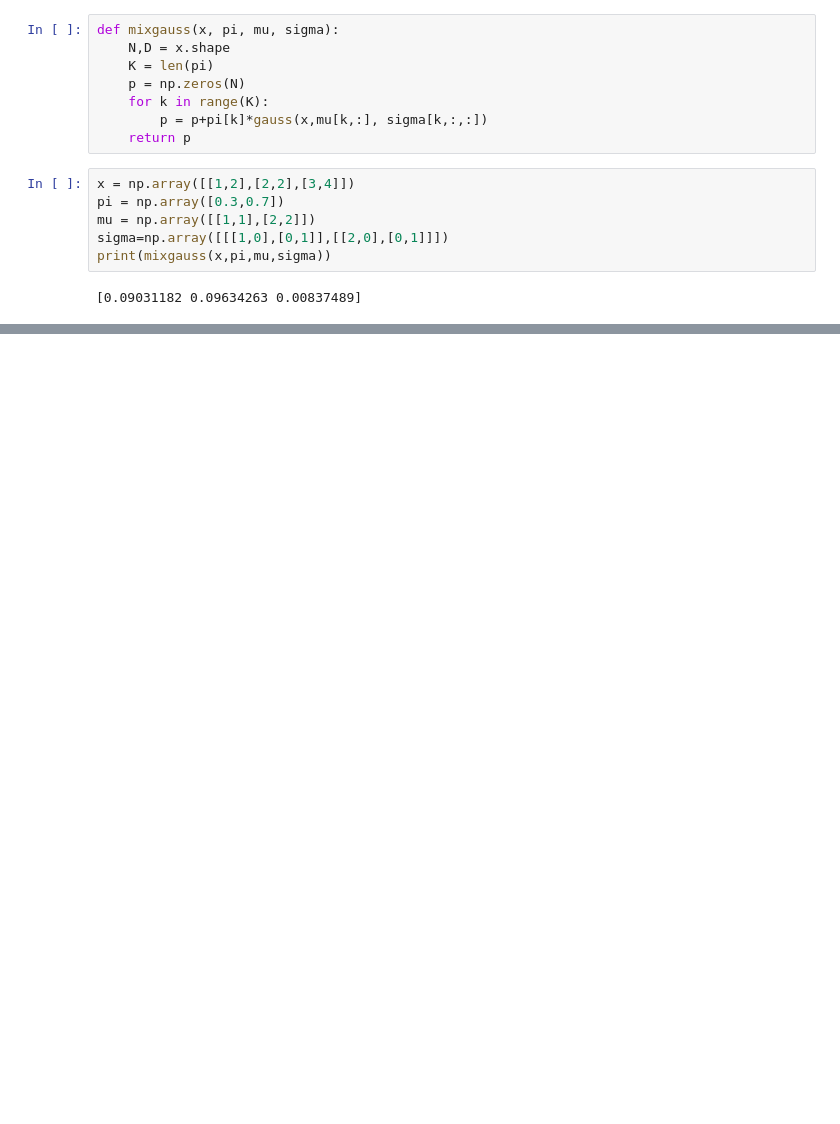
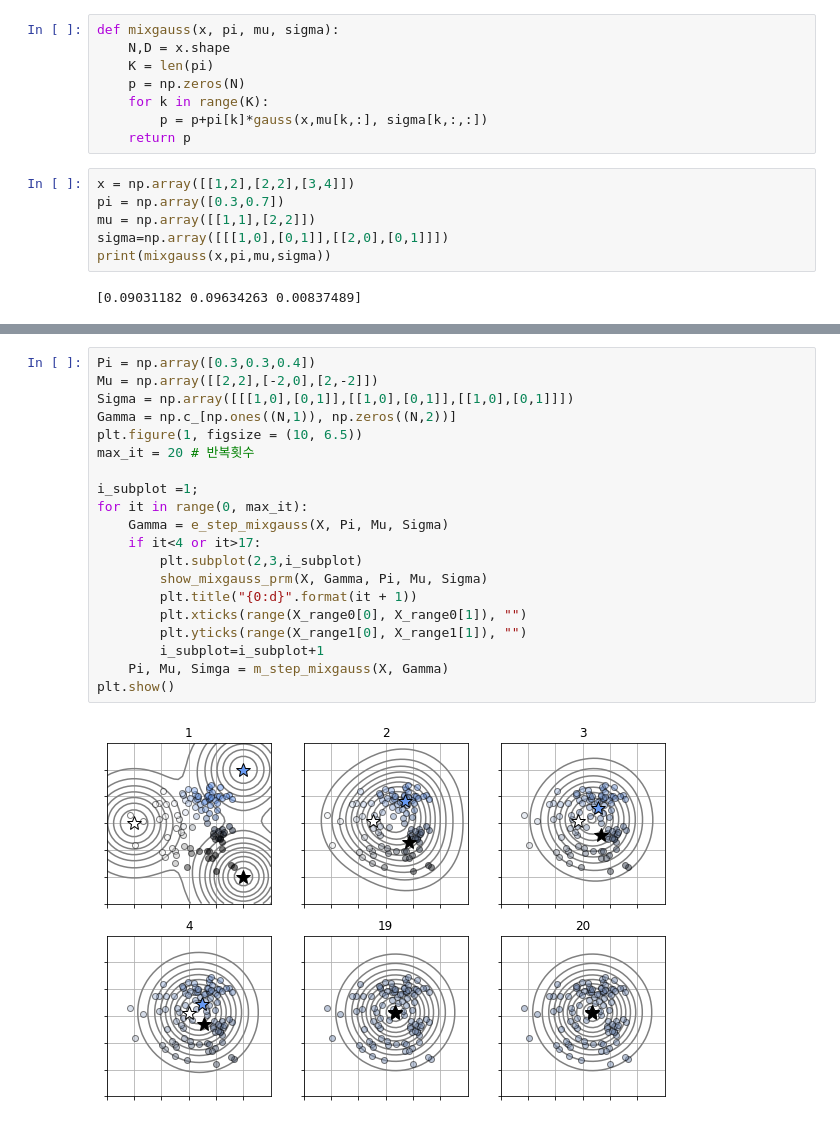
Before and after one commit to leejukyu/-, a Jupyter notebook: 비지도학습.ipynb, the cells around one changed output, grey strips where cells are left out. Drawn from its saved outputs; the diff is of its cells as text; blank space fills up the shorter version.

```diff
--- a/비지도학습.ipynb
+++ b/비지도학습.ipynb
@@ -243,0 +333,22 @@ TypeError: ignored
+# %%
+Pi = np.array([0.3,0.3,0.4])
+Mu = np.array([[2,2],[-2,0],[2,-2]])
+Sigma = np.array([[[1,0],[0,1]],[[1,0],[0,1]],[[1,0],[0,1]]])
+Gamma = np.c_[np.ones((N,1)), np.zeros((N,2))]
+plt.figure(1, figsize = (10, 6.5))
+max_it = 20 # 반복횟수
+
+i_subplot =1;
+for it in range(0, max_it):
+    Gamma = e_step_mixgauss(X, Pi, Mu, Sigma)
+    if it<4 or it>17:
+        plt.subplot(2,3,i_subplot)
+        show_mixgauss_prm(X, Gamma, Pi, Mu, Sigma)
+        plt.title("{0:d}".format(it + 1))
+        plt.xticks(range(X_range0[0], X_range0[1]), "")
+        plt.yticks(range(X_range1[0], X_range1[1]), "")
+        i_subplot=i_subplot+1
+    Pi, Mu, Simga = m_step_mixgauss(X, Gamma)
+plt.show()
+# %% [output]
+[figure, added]
```
Also changed, not shown: parts of 15 cells of this notebook.
